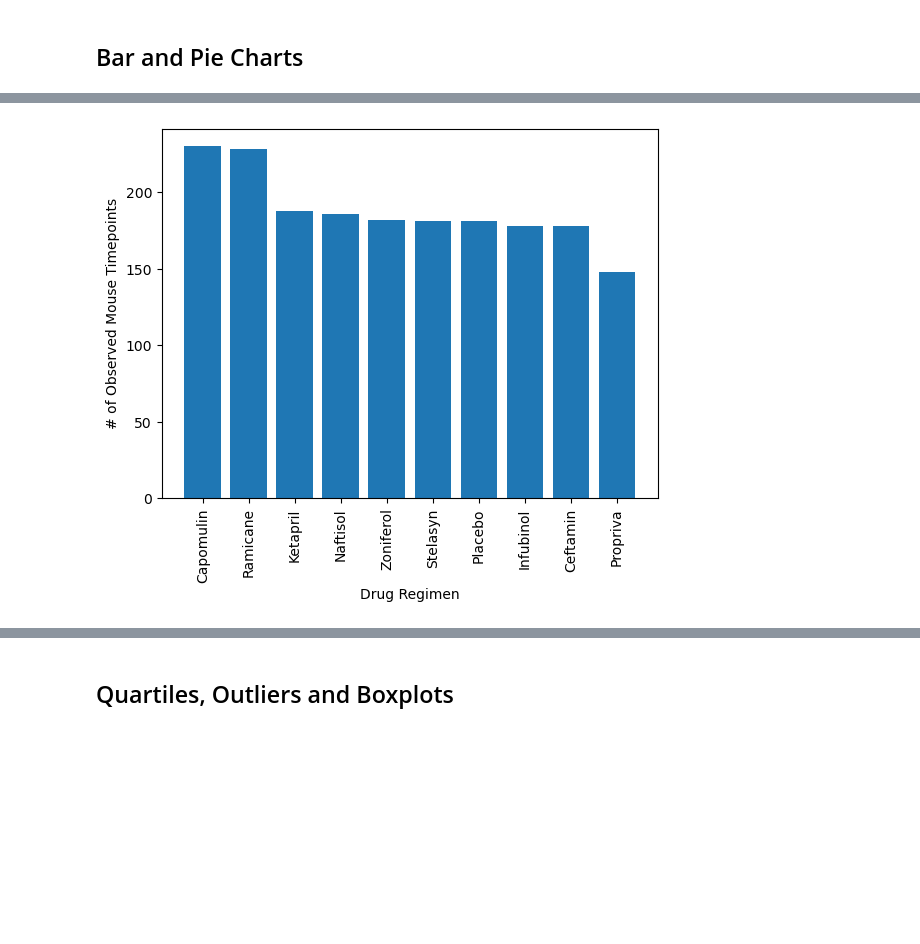
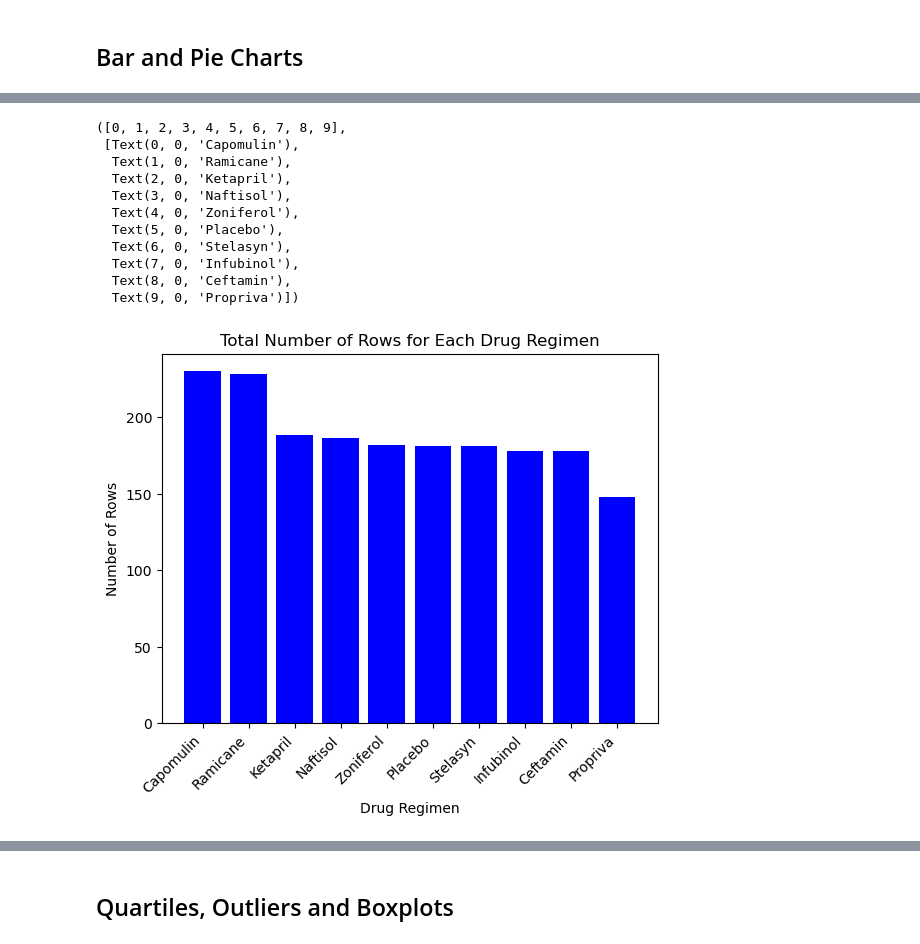
Before and after one commit to AEKoller/koller_matplotlib_challenge, a Jupyter notebook: Pymaceuticals/pymaceuticals_starter.ipynb, the cells around one changed output, grey strips where cells are left out. Cells and saved outputs as stored; diff of their text form; code cells hidden in the pictures; blank space fills up the shorter version.

```diff
--- a/Pymaceuticals/pymaceuticals_starter.ipynb
+++ b/Pymaceuticals/pymaceuticals_starter.ipynb
@@ -38,5 +41,11 @@ meta_study_data.head()
 # %%
 # Our data should be uniquely identified by Mouse ID and Timepoint
 # Get the duplicate mice by ID number that shows up for Mouse ID and Timepoint.
+#duplicate_mice_id = meta_study_data.set_index(["Mouse ID"])["Timepoint"]
+#mice_id_time.head(50)
+duplicate_entries = meta_study_data[meta_study_data.duplicated(['Mouse ID', 'Timepoint'])]
+duplicate_mouse_ids = duplicate_entries['Mouse ID'].unique()
+duplicate_mouse_ids
+#for mouse_id in duplicate_mouse_ids
 # %% [output]
 array(['g989'], dtype=object)
@@ -60,3 +80,6 @@ array(['g989'], dtype=object)
 # %%
 # Create a clean DataFrame by dropping the duplicate mouse by its ID.
+clean_mouse_data = meta_study_data[~meta_study_data['Mouse ID'].isin(duplicate_mouse_ids)]
+print(type(clean_mouse_data))
+clean_mouse_data
 # %% [output]
@@ -119,6 +181,26 @@ array(['g989'], dtype=object)
 # %%
 # Generate a bar plot showing the total number of rows (Mouse ID/Timepoints) for each drug regimen using pyplot.
+regimens2 = clean_mouse_data['Drug Regimen'].value_counts()
+
+plt.bar(regimens2.index, regimens2, color = 'blue')
+
+plt.title('Total Number of Rows for Each Drug Regimen')
+plt.xlabel('Drug Regimen')
+plt.ylabel('Number of Rows')
+
+plt.xticks(rotation=45, ha='right')
 # %% [output]
+([0, 1, 2, 3, 4, 5, 6, 7, 8, 9],
+ [Text(0, 0, 'Capomulin'),
+  Text(1, 0, 'Ramicane'),
+  Text(2, 0, 'Ketapril'),
+  Text(3, 0, 'Naftisol'),
+  Text(4, 0, 'Zoniferol'),
+  Text(5, 0, 'Placebo'),
+  Text(6, 0, 'Stelasyn'),
+  Text(7, 0, 'Infubinol'),
+  Text(8, 0, 'Ceftamin'),
+  Text(9, 0, 'Propriva')])
-[figure, old version]
+[figure, new version]
 # %%
 # Generate a pie plot showing the distribution of female versus male mice using Pandas
```
Also changed, not shown: parts of 20 cells of this notebook, 1 other file.
